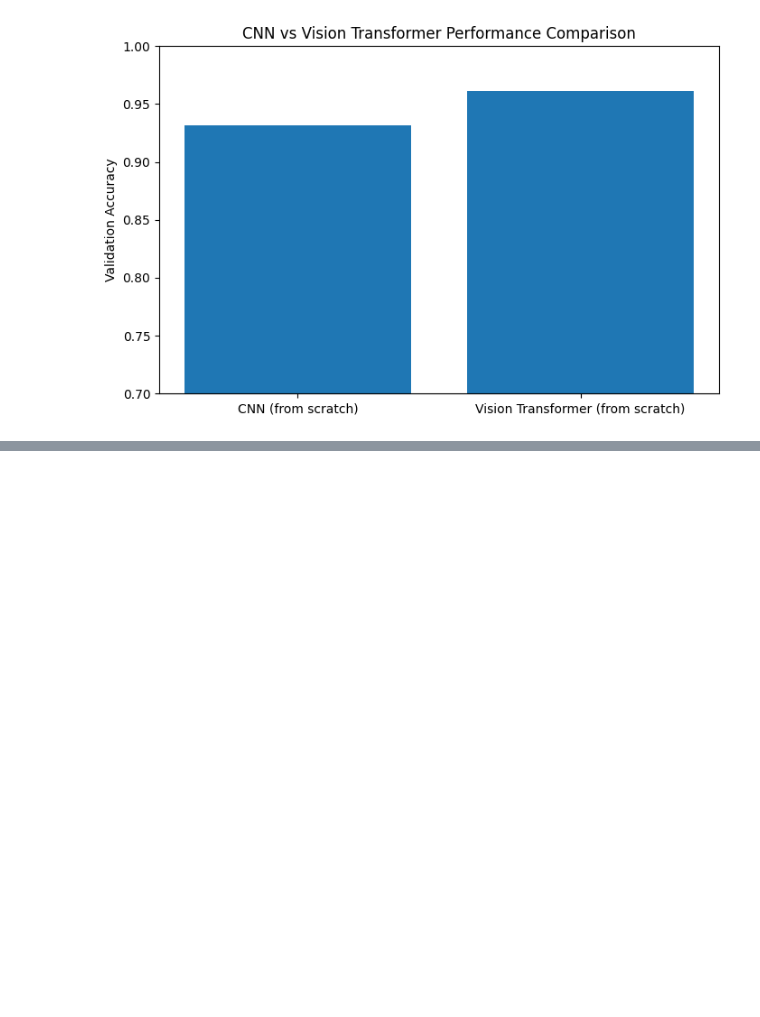
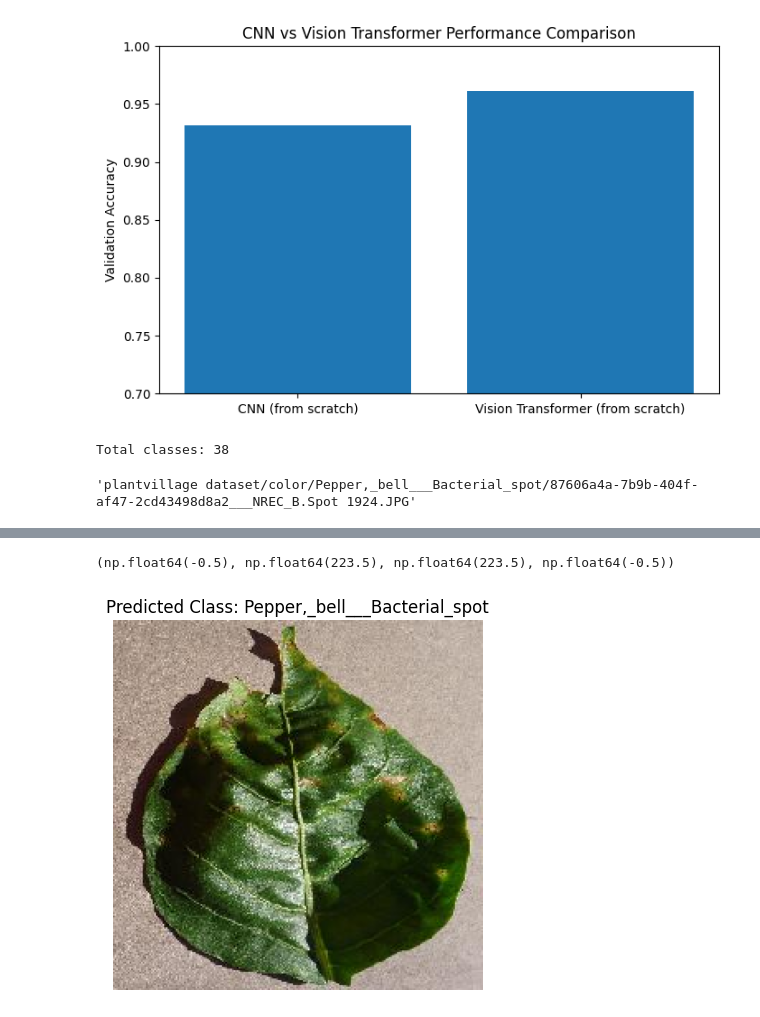
Before and after one commit to har1s3538/Plant-Disease-Classification-Vision-Transformer, a Jupyter notebook: notebooks/Plant_Disease_Classification_ViT.ipynb, the cells around one changed output, grey strips where cells are left out. Cells and saved outputs as stored; diff of their text form; code cells hidden in the pictures; blank space fills up the shorter version.

Commit message:
Add Vision Transformer inference demo

```diff
--- a/notebooks/Plant_Disease_Classification_ViT.ipynb
+++ b/notebooks/Plant_Disease_Classification_ViT.ipynb
@@ -582,0 +655,38 @@ plt.show()
+# %%
+loaded_model = tf.keras.models.load_model(
+    "vit_plant_disease_model.keras",
+    custom_objects={
+        "PatchEmbedding": PatchEmbedding,
+        "TransformerEncoder": TransformerEncoder
+    },
+    compile=False
+)
+# %%
+DATASET_DIR = "plantvillage dataset/color"
+class_names = sorted(os.listdir(DATASET_DIR))
+print("Total classes:", len(class_names))
+# %% [output]
+Total classes: 38
+# %%
+for root, dirs, files in os.walk(DATASET_DIR):
+    if files:
+        demo_image_path = os.path.join(root, files[0])
+        break
+
+demo_image_path
+# %% [output]
+'plantvillage dataset/color/Pepper,_bell___Bacterial_spot/87606a4a-7b9b-404f-af47-2cd43498d8a2___NREC_B.Spot 1924.JPG'
+# %%
+from tensorflow.keras.preprocessing import image
+
+img = image.load_img(demo_image_path, target_size=(224, 224))
+img_array = image.img_to_array(img)
+img_array = np.expand_dims(img_array, axis=0)
+# %%
+prediction = loaded_model.predict(img_array)
+predicted_class = class_names[np.argmax(prediction)]
+
+plt.imshow(img)
+plt.title(f"Predicted Class: {predicted_class}")
+plt.axis("off")
+# %% [output]
@@ -582,0 +694,2 @@ plt.show()
+(np.float64(-0.5), np.float64(223.5), np.float64(223.5), np.float64(-0.5))
+[figure, added]
```
Also changed, not shown: parts of 6 cells of this notebook.
